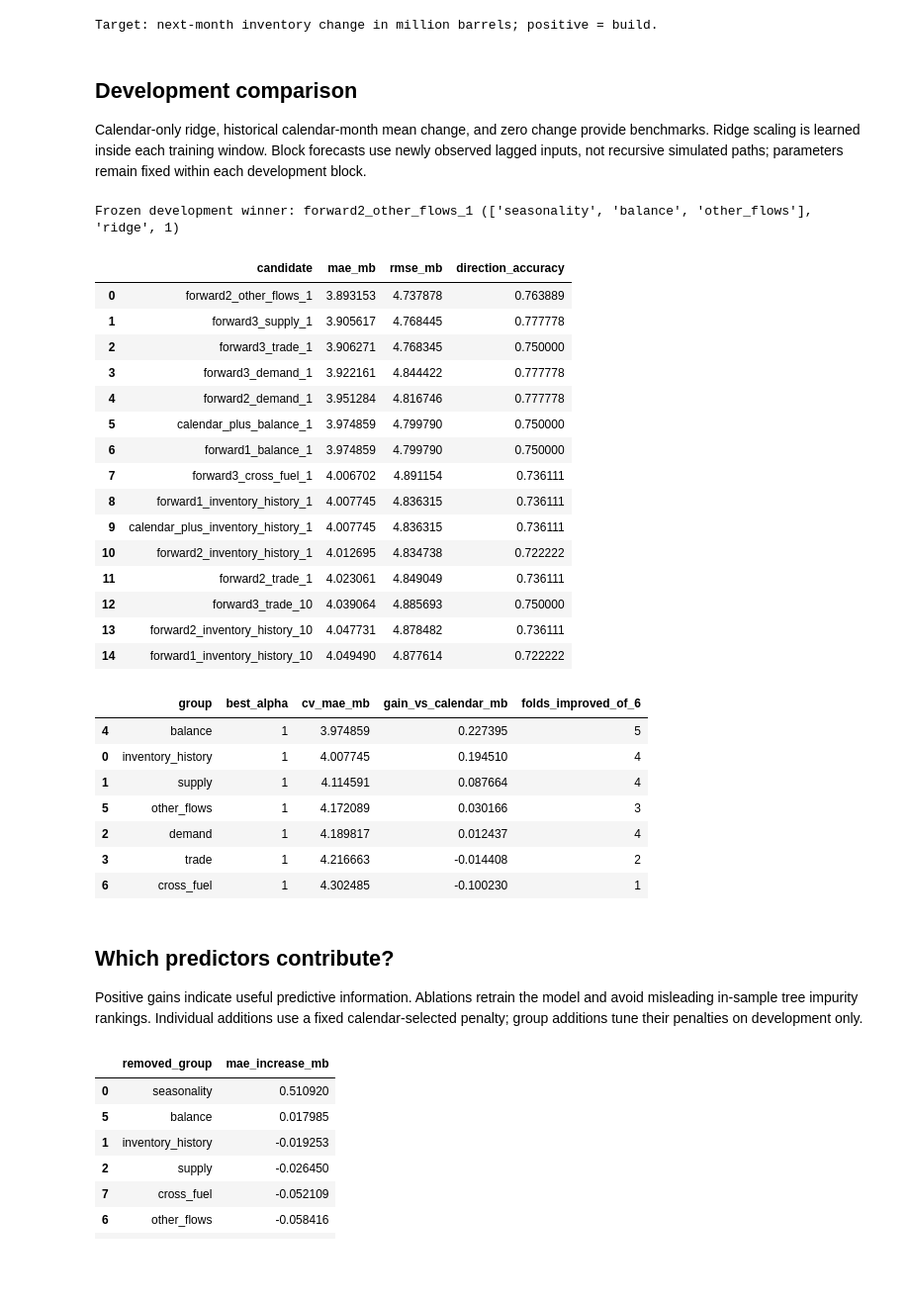
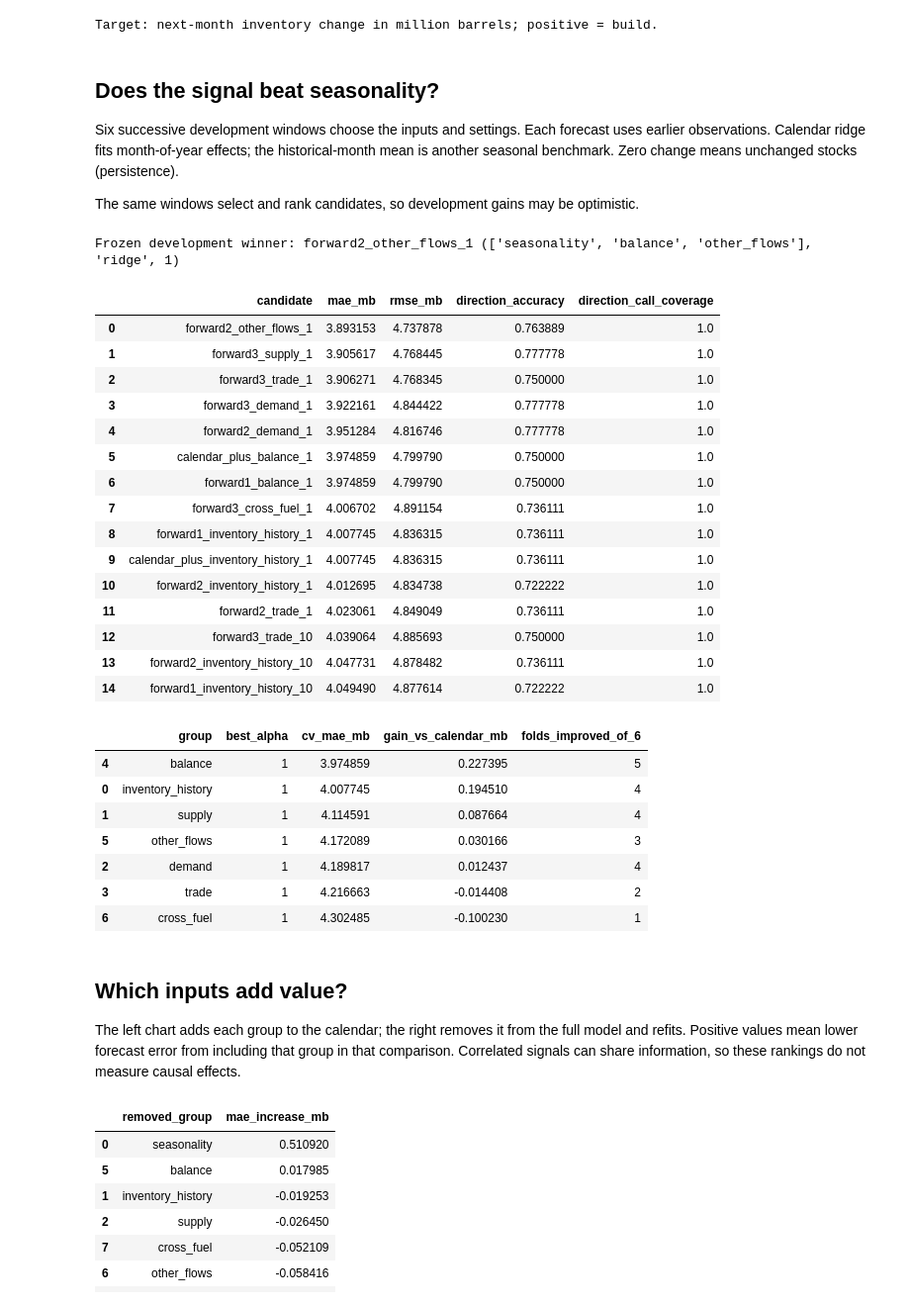
Before and after one commit to calvinchou711/US_SND_GASOLINE, a Jupyter notebook: predictors_gasoline.ipynb, the cells around one changed output. Shown at 99% size. Saved outputs shown, nothing was run; the diff lists cells and outputs as text; code cells hidden in the pictures; blank space fills up the shorter version.

Commit message:
Shorten predictor analysis and clarify trading signal comparisons

```diff
--- a/predictors_gasoline.ipynb
+++ b/predictors_gasoline.ipynb
@@ -142,8 +136,11 @@ print('Target: next-month inventory change in million barrels; positive = build.
 | 5 | 6 | 159 | 2023-07-01 | 2024-06-01 | 12 |
 Target: next-month inventory change in million barrels; positive = build.
 # %% [markdown]
-## Development comparison
-Calendar-only ridge, historical calendar-month mean change, and zero change provide benchmarks. Ridge scaling is learned inside each training window. Block forecasts use newly observed lagged inputs, not recursive simulated paths; parameters remain fixed within each development block.
+## Does the signal beat seasonality?
+
+Six successive development windows choose the inputs and settings. Each forecast uses earlier observations. Calendar ridge fits month-of-year effects; the historical-month mean is another seasonal benchmark. Zero change means unchanged stocks (persistence).
+
+The same windows select and rank candidates, so development gains may be optimistic.
 # %%
 def estimator(kind, alpha):
     if kind == 'ridge':
@@ -171,7 +168,8 @@ def evaluate(group_names, kind='ridge', alpha=10, blocks=None, design=None):
 def metrics(pred):
     return {'mae_mb': mean_absolute_error(pred.actual, pred.predicted),
             'rmse_mb': np.sqrt(mean_squared_error(pred.actual, pred.predicted)),
-            'direction_accuracy': np.mean(np.sign(pred.actual) == np.sign(pred.predicted))}
+            'direction_accuracy': (np.mean(np.sign(pred.actual[pred.predicted.ne(0)]) == np.sign(pred.predicted[pred.predicted.ne(0)])) if pred.predicted.ne(0).any() else np.nan),
+            'direction_call_coverage': np.mean(pred.predicted.ne(0))}
 
 records, specs, cv_predictions = [], {}, {}
 def candidate(name, gs, kind='ridge', alpha=10):
@@ -194,49 +192,49 @@ leaderboard = pd.DataFrame(records).sort_values('mae_mb').reset_index(drop=True)
 chosen = ['seasonality']
 for step in range(3):
     options = []
     for group in groups:
         if group in chosen: continue
         for alpha in [1, 10, 100]:
             name = f'forward{step+1}_{group}_{alpha}'
             candidate(name, chosen+[group], alpha=alpha)
             options.append(records[-1])
     best = min(options, key=lambda r:r['mae_mb'])
     chosen = specs[best['candidate']][0]
 leaderboard = pd.DataFrame(records).sort_values('mae_mb').reset_index(drop=True)
 winner = leaderboard.iloc[0].candidate
 print('Frozen development winner:', winner, specs[winner])
 display(leaderboard.head(15))
 # Rank group additions against the best calendar-only specification.
 calendar_name = min([k for k in specs if k.startswith('calendar_ridge')], key=lambda k: metrics(cv_predictions[k])['mae_mb'])
 calendar_mae = metrics(cv_predictions[calendar_name])['mae_mb']
 addition = []
 for group in list(groups)[1:]:
     names = [f'calendar_plus_{group}_{a}' for a in [1,10,100]]
     best = min(names, key=lambda k: metrics(cv_predictions[k])['mae_mb'])
     p = cv_predictions[best]
     diffs = p.assign(gain=np.abs(cv_predictions[calendar_name].actual-cv_predictions[calendar_name].predicted)-np.abs(p.actual-p.predicted)).groupby('fold').gain.mean()
     addition.append({'group': group, 'best_alpha': specs[best][2], 'cv_mae_mb': metrics(p)['mae_mb'],
                      'gain_vs_calendar_mb': calendar_mae-metrics(p)['mae_mb'], 'folds_improved_of_6': int((diffs>0).sum())})
 addition = pd.DataFrame(addition).sort_values('gain_vs_calendar_mb', ascending=False)
 display(addition)
 # %% [output]
 Frozen development winner: forward2_other_flows_1 (['seasonality', 'balance', 'other_flows'], 'ridge', 1)
-|  | candidate | mae_mb | rmse_mb | direction_accuracy |
-| 0 | forward2_other_flows_1 | 3.893153 | 4.737878 | 0.763889 |
-| 1 | forward3_supply_1 | 3.905617 | 4.768445 | 0.777778 |
-| 2 | forward3_trade_1 | 3.906271 | 4.768345 | 0.750000 |
-| 3 | forward3_demand_1 | 3.922161 | 4.844422 | 0.777778 |
-| 4 | forward2_demand_1 | 3.951284 | 4.816746 | 0.777778 |
-| 5 | calendar_plus_balance_1 | 3.974859 | 4.799790 | 0.750000 |
-| 6 | forward1_balance_1 | 3.974859 | 4.799790 | 0.750000 |
-| 7 | forward3_cross_fuel_1 | 4.006702 | 4.891154 | 0.736111 |
-| 8 | forward1_inventory_history_1 | 4.007745 | 4.836315 | 0.736111 |
-| 9 | calendar_plus_inventory_history_1 | 4.007745 | 4.836315 | 0.736111 |
-| 10 | forward2_inventory_history_1 | 4.012695 | 4.834738 | 0.722222 |
-| 11 | forward2_trade_1 | 4.023061 | 4.849049 | 0.736111 |
-| 12 | forward3_trade_10 | 4.039064 | 4.885693 | 0.750000 |
-| 13 | forward2_inventory_history_10 | 4.047731 | 4.878482 | 0.736111 |
-| 14 | forward1_inventory_history_10 | 4.049490 | 4.877614 | 0.722222 |
+|  | candidate | mae_mb | rmse_mb | direction_accuracy | direction_call_coverage |
+| 0 | forward2_other_flows_1 | 3.893153 | 4.737878 | 0.763889 | 1.0 |
+| 1 | forward3_supply_1 | 3.905617 | 4.768445 | 0.777778 | 1.0 |
+| 2 | forward3_trade_1 | 3.906271 | 4.768345 | 0.750000 | 1.0 |
+| 3 | forward3_demand_1 | 3.922161 | 4.844422 | 0.777778 | 1.0 |
+| 4 | forward2_demand_1 | 3.951284 | 4.816746 | 0.777778 | 1.0 |
+| 5 | calendar_plus_balance_1 | 3.974859 | 4.799790 | 0.750000 | 1.0 |
+| 6 | forward1_balance_1 | 3.974859 | 4.799790 | 0.750000 | 1.0 |
+| 7 | forward3_cross_fuel_1 | 4.006702 | 4.891154 | 0.736111 | 1.0 |
+| 8 | forward1_inventory_history_1 | 4.007745 | 4.836315 | 0.736111 | 1.0 |
+| 9 | calendar_plus_inventory_history_1 | 4.007745 | 4.836315 | 0.736111 | 1.0 |
+| 10 | forward2_inventory_history_1 | 4.012695 | 4.834738 | 0.722222 | 1.0 |
+| 11 | forward2_trade_1 | 4.023061 | 4.849049 | 0.736111 | 1.0 |
+| 12 | forward3_trade_10 | 4.039064 | 4.885693 | 0.750000 | 1.0 |
+| 13 | forward2_inventory_history_10 | 4.047731 | 4.878482 | 0.736111 | 1.0 |
+| 14 | forward1_inventory_history_10 | 4.049490 | 4.877614 | 0.722222 | 1.0 |
 |  | group | best_alpha | cv_mae_mb | gain_vs_calendar_mb | folds_improved_of_6 |
 | 4 | balance | 1 | 3.974859 | 0.227395 | 5 |
 | 0 | inventory_history | 1 | 4.007745 | 0.194510 | 4 |
@@ -246,8 +244,9 @@ Frozen development winner: forward2_other_flows_1 (['seasonality', 'balance', 'o
 | 3 | trade | 1 | 4.216663 | -0.014408 | 2 |
 | 6 | cross_fuel | 1 | 4.302485 | -0.100230 | 1 |
 # %% [markdown]
-## Which predictors contribute?
-Positive gains indicate useful predictive information. Ablations retrain the model and avoid misleading in-sample tree impurity rankings. Individual additions use a fixed calendar-selected penalty; group additions tune their penalties on development only.
+## Which inputs add value?
+
+The left chart adds each group to the calendar; the right removes it from the full model and refits. Positive values mean lower forecast error from including that group in that comparison. Correlated signals can share information, so these rankings do not measure causal effects.
 # %%
 # Retrained group ablations: loss of skill after removing a group from full ridge.
 full_name = min([f'all_ridge_{a}' for a in [1,10,100]], key=lambda k: metrics(cv_predictions[k])['mae_mb'])
```
Also changed, not shown: parts of 7 cells of this notebook, 1 other file.
